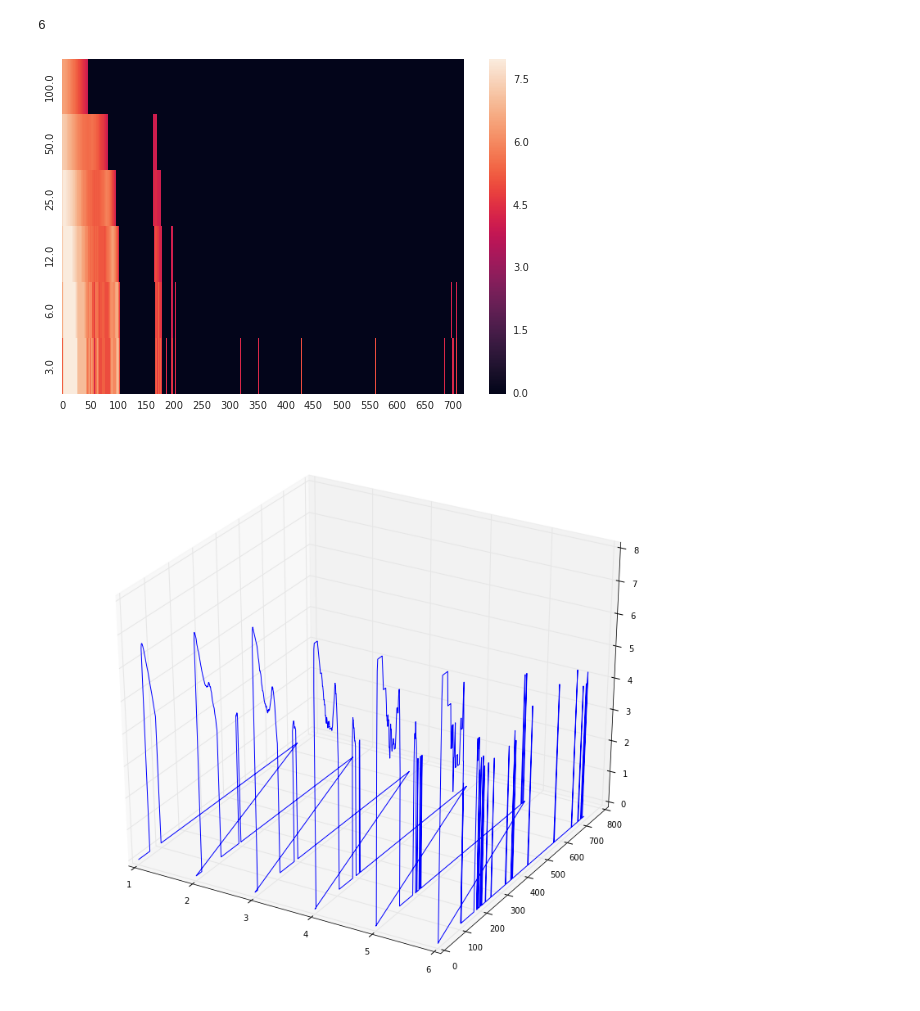
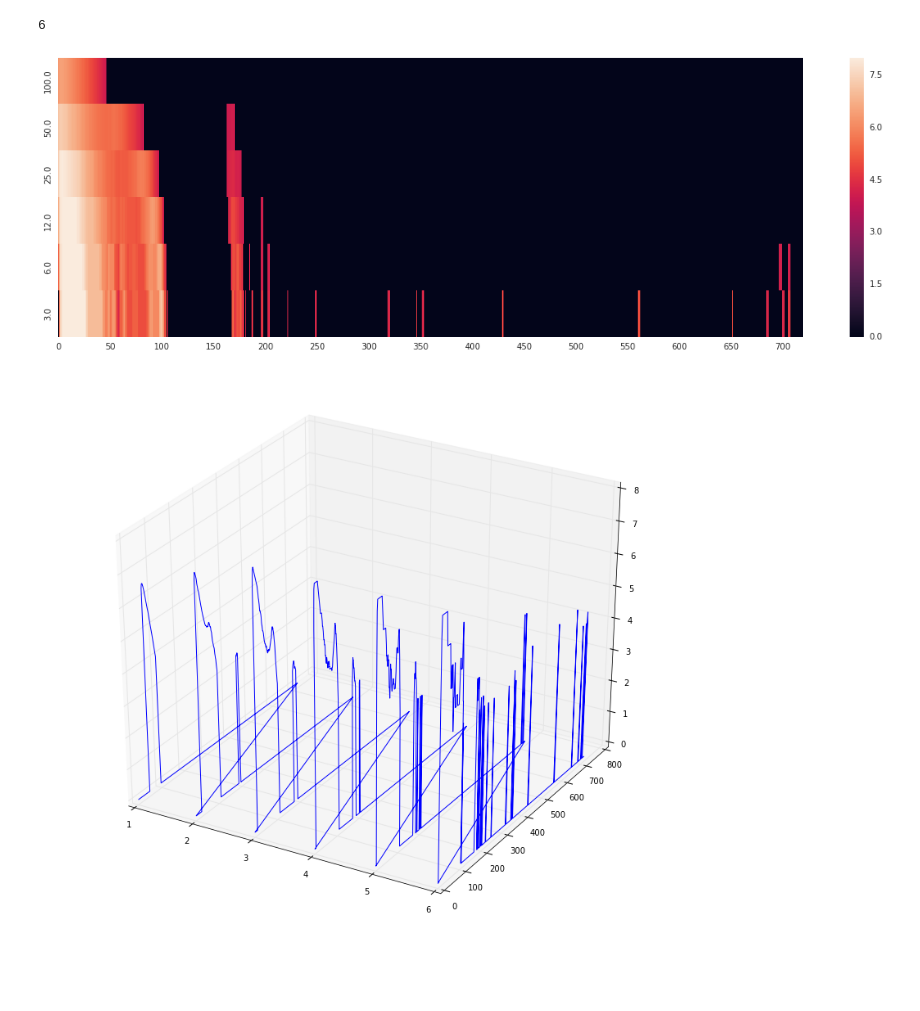
Before and after one commit to jarrodhaas/318, a Jupyter notebook: analysis1.0.ipynb, the cells around one changed output. Cells and saved outputs as stored; diff of their text form; code cells hidden in the pictures; blank space fills up the shorter version.

```diff
--- a/analysis1.0.ipynb
+++ b/analysis1.0.ipynb
@@ -268,7 +284,7 @@ def cleanSeq(testw, ts, K, tstate, tobs):
 
     return state_changes, new_ts
 # %%
-tw = pd.read_csv("testwin.csv", header=None)
+tw = pd.read_csv("testwin-anom.csv", header=None)
 ref0 = pd.read_csv("ref0.csv", header=None)
 ref1 = pd.read_csv("ref1.csv", header=None)
 ref2 = pd.read_csv("ref2.csv", header=None)
@@ -277,3 +293,8 @@ tw = tw.as_matrix().reshape((tw.shape[0],))
 ref0 = ref0.as_matrix().reshape((ref0.shape[0],))
 ref1 = ref1.as_matrix().reshape((ref1.shape[0],))
 ref2 = ref2.as_matrix().reshape((ref2.shape[0],))
+# %%
+
+t = np.array(seq0, dtype=int)
+# %%
+s = obs_mu[t-1]
@@ -290,3 +338,10 @@ point_anom2, new_tw2 = getPAKNN(tw, new_ts, 4, 2)
+# %%
+i=158
+w = 2
+#test = np.mean(abs(float(seq0[i]) - seq0[i-w:i+w+1]))
+test = np.mean(abs(seq0[i] - seq0[i-w:i+w+1]))
+obs_dist = abs(np.mean(float(tw[i]) - tw[i-w:i+w+1]))
+state_dist = np.mean(abs(seq0[i] - np.concatenate((seq0[i-w:i], seq0[i+1:i+w+1]))))
 # %%
 plt.figure(figsize=(14, 12))
 plt.subplot(311)
@@ -414,11 +471,11 @@ for i in range(0,w):
     y_label[i] = int(k)
     k = int(mt.floor(k / 2))
 # %%
-f, ax = plt.subplots(figsize=(9, 6))
-sns.heatmap(CA, xticklabels=50, yticklabels=y_label)
+f, ax = plt.subplots(figsize=(20, 6))
+sns.heatmap(CA, xticklabels=50, yticklabels=y_label )
 plt.show()
 # %% [output]
-[figure, old version]
+[figure, new version]
 # %%
 fig = plt.figure(figsize=(14, 12))
 ax = fig.add_subplot(111, projection='3d')
```
Also changed, not shown: parts of 14 cells of this notebook, 8 other files.
